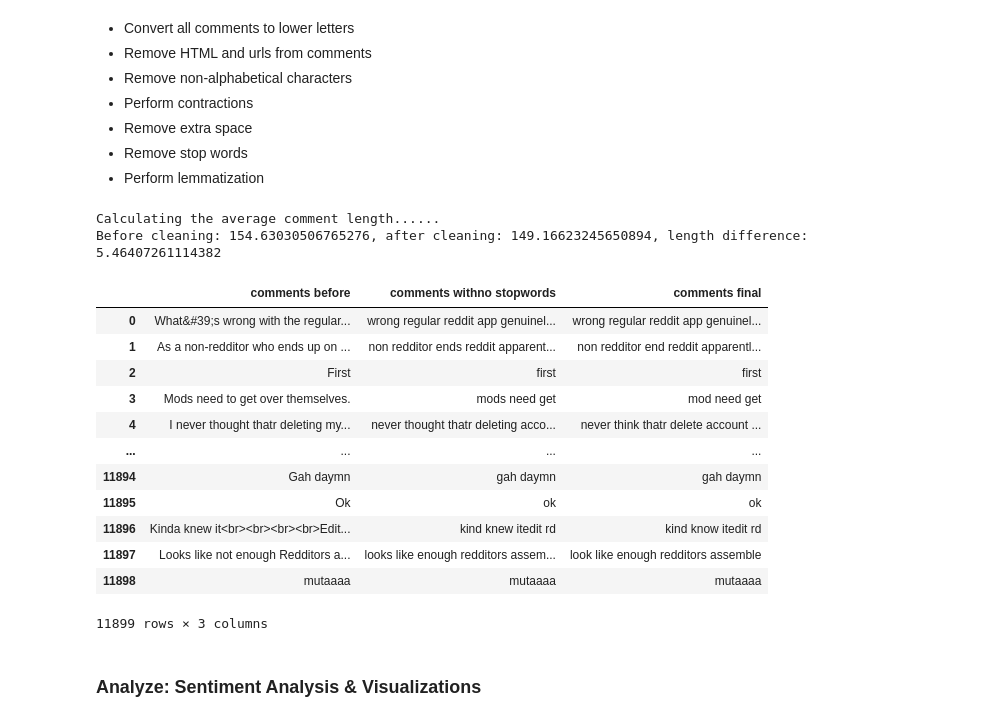
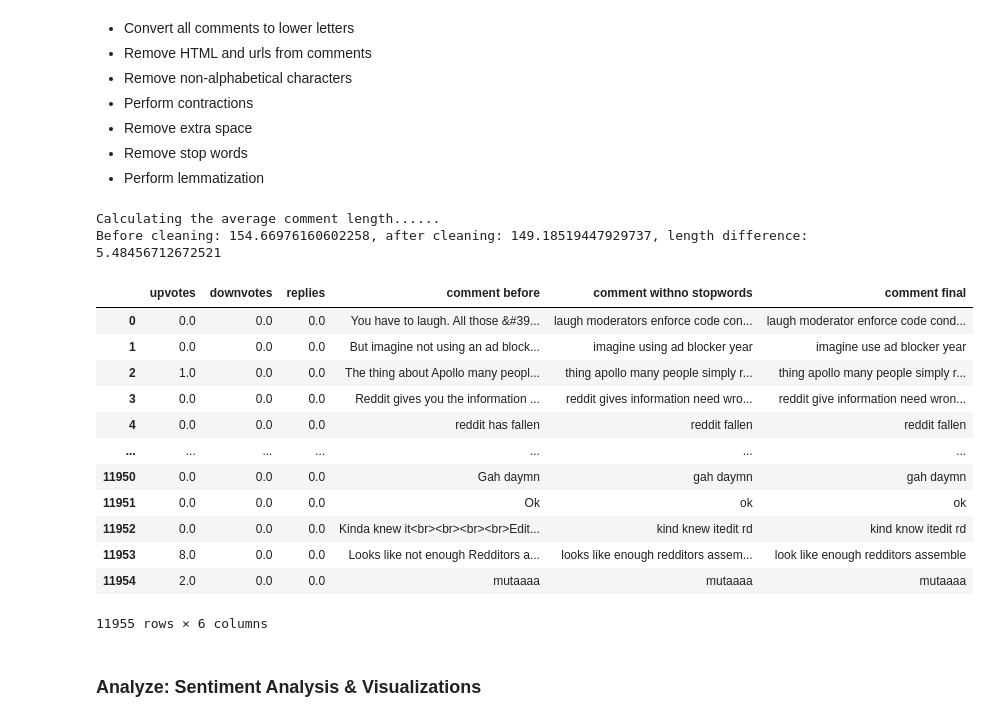
Before and after one commit to WilliamLu1999/Data-ML-Projects, a Jupyter notebook: reddit_api_sentiment_analysis_spark.ipynb, the cells around one changed output. Cells and saved outputs as stored; diff of their text form; code cells hidden in the pictures.

```diff
--- a/reddit_api_sentiment_analysis_spark.ipynb
+++ b/reddit_api_sentiment_analysis_spark.ipynb
@@ -364,53 +270,53 @@ At the first glance, you see some comments have special charatcers (like the fir
 *   Perform lemmatization
 # %%
 # find the average comment length before cleaning
-rc['comments before'] = rc['comments']
-pre_length = rc['comments'].apply(len).mean()
-rc['comments'] = rc['comments'].astype(str)
+rc['comment before'] = rc['comment']
+pre_length = rc['comment'].apply(len).mean()
+rc['comment'] = rc['comment'].astype(str)
 # convert all reviews to lowercase
-rc['comments']= rc['comments'].str.lower()
+rc['comment']= rc['comment'].str.lower()
 # remove urls from the reviews
-rc["comments"] = rc["comments"].str.replace(r'\s*https?://\S+(\s+|$)', '').str.strip()
+rc["comment"] = rc["comment"].str.replace(r'\s*https?://\S+(\s+|$)', '').str.strip()
 # remove htmls tag from the reviews
-rc['comments'] = rc['comments'].str.replace(r'<[^<>]*>', '', regex=True)
+rc['comment'] = rc['comment'].str.replace(r'<[^<>]*>', '', regex=True)
 # remove numerics
-rc['comments'] = rc['comments'].str.replace('\d+', '',regex=True)
+rc['comment'] = rc['comment'].str.replace('\d+', '',regex=True)
 # remove non-alphabetical characters
-rc['comments'] = rc['comments'].str.replace('[^a-zA-Z0-9]', ' ', regex=True)
+rc['comment'] = rc['comment'].str.replace('[^a-zA-Z0-9]', ' ', regex=True)
 # perform contractions
-rc['comments'] = rc['comments'].apply(lambda x: contractions.fix(x))
+rc['comment'] = rc['comment'].apply(lambda x: contractions.fix(x))
 # remove extra space
-rc['comments'] = rc['comments'].str.strip()
+rc['comment'] = rc['comment'].str.strip()
 stop = nltk.corpus.stopwords.words('english')
-rc['comments withno stopwords'] = rc['comments'].apply(lambda x: ' '.join([word for word in x.split() if word not in (stop)]))
+rc['comment withno stopwords'] = rc['comment'].apply(lambda x: ' '.join([word for word in x.split() if word not in (stop)]))
 lmtzr = WordNetLemmatizer()
 wordnet_map = {"N":wordnet.NOUN,"V":wordnet.VERB,"J":wordnet.ADJ,"R":wordnet.ADV}
 # define a lemmatization function and then we can pass in a panda series to perform lemmatization
 def lemmatization(series):
     pos_tagged = nltk.pos_tag(series.split())
     return ' '.join([lmtzr.lemmatize(word, wordnet_map.get(pos[0], wordnet.NOUN)) for word, pos in pos_tagged])
-rc['comments final'] = rc['comments withno stopwords'].apply(lambda x: lemmatization(x))
+rc['comment final'] = rc['comment withno stopwords'].apply(lambda x: lemmatization(x))
 # %%
-post_length = rc['comments'].apply(len).mean()
+post_length = rc['comment'].apply(len).mean()
 print("Calculating the average comment length......")
 print(f"Before cleaning: {pre_length}, after cleaning: {post_length}, length difference: {pre_length-post_length}")
-rc.drop(columns = ["comments"])
+rc.drop(columns = ["comment"])
 # %% [output]
 Calculating the average comment length......
-Before cleaning: 154.63030506765276, after cleaning: 149.16623245650894, length difference: 5.46407261114382
+Before cleaning: 154.66976160602258, after cleaning: 149.18519447929737, length difference: 5.48456712672521
-|  | comments before | comments withno stopwords | comments final |
-| 0 | What&#39;s wrong with the regular... | wrong regular reddit app genuinel... | wrong regular reddit app genuinel... |
-| 1 | As a non-redditor who ends up on ... | non redditor ends reddit apparent... | non redditor end reddit apparentl... |
-| 2 | First | first | first |
-| 3 | Mods need to get over themselves. | mods need get | mod need get |
-| 4 | I never thought thatr deleting my... | never thought thatr deleting acco... | never think thatr delete account ... |
-| ... | ... | ... | ... |
-| 11894 | Gah daymn | gah daymn | gah daymn |
-| 11895 | Ok | ok | ok |
-| 11896 | Kinda knew it<br><br><br><br>Edit... | kind knew itedit rd | kind know itedit rd |
-| 11897 | Looks like not enough Redditors a... | looks like enough redditors assem... | look like enough redditors assemble |
-| 11898 | mutaaaa | mutaaaa | mutaaaa |
+|  | upvotes | downvotes | replies | comment before | comment withno stopwords | comment final |
+| 0 | 0.0 | 0.0 | 0.0 | You have to laugh. All those &#39... | laugh moderators enforce code con... | laugh moderator enforce code cond... |
+| 1 | 0.0 | 0.0 | 0.0 | But imagine not using an ad block... | imagine using ad blocker year | imagine use ad blocker year |
+| 2 | 1.0 | 0.0 | 0.0 | The thing about Apollo many peopl... | thing apollo many people simply r... | thing apollo many people simply r... |
+| 3 | 0.0 | 0.0 | 0.0 | Reddit gives you the information ... | reddit gives information need wro... | reddit give information need wron... |
+| 4 | 0.0 | 0.0 | 0.0 | reddit has fallen | reddit fallen | reddit fallen |
+| ... | ... | ... | ... | ... | ... | ... |
+| 11950 | 0.0 | 0.0 | 0.0 | Gah daymn | gah daymn | gah daymn |
+| 11951 | 0.0 | 0.0 | 0.0 | Ok | ok | ok |
+| 11952 | 0.0 | 0.0 | 0.0 | Kinda knew it<br><br><br><br>Edit... | kind knew itedit rd | kind know itedit rd |
+| 11953 | 8.0 | 0.0 | 0.0 | Looks like not enough Redditors a... | looks like enough redditors assem... | look like enough redditors assemble |
+| 11954 | 2.0 | 0.0 | 0.0 | mutaaaa | mutaaaa | mutaaaa |
-11899 rows × 3 columns
+11955 rows × 6 columns
 # %% [markdown]
 <a id="section-5"></a>
 ### Analyze: Sentiment Analysis & Visualizations
```
Also changed, not shown: parts of 20 cells of this notebook.
